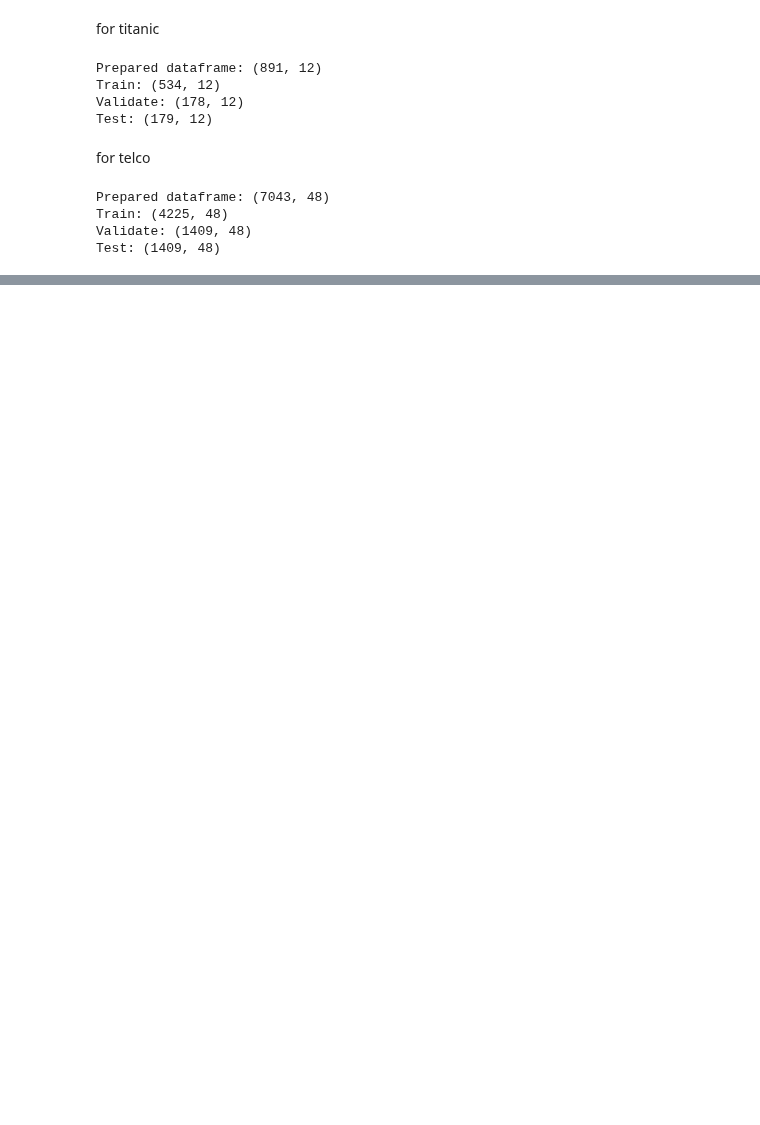
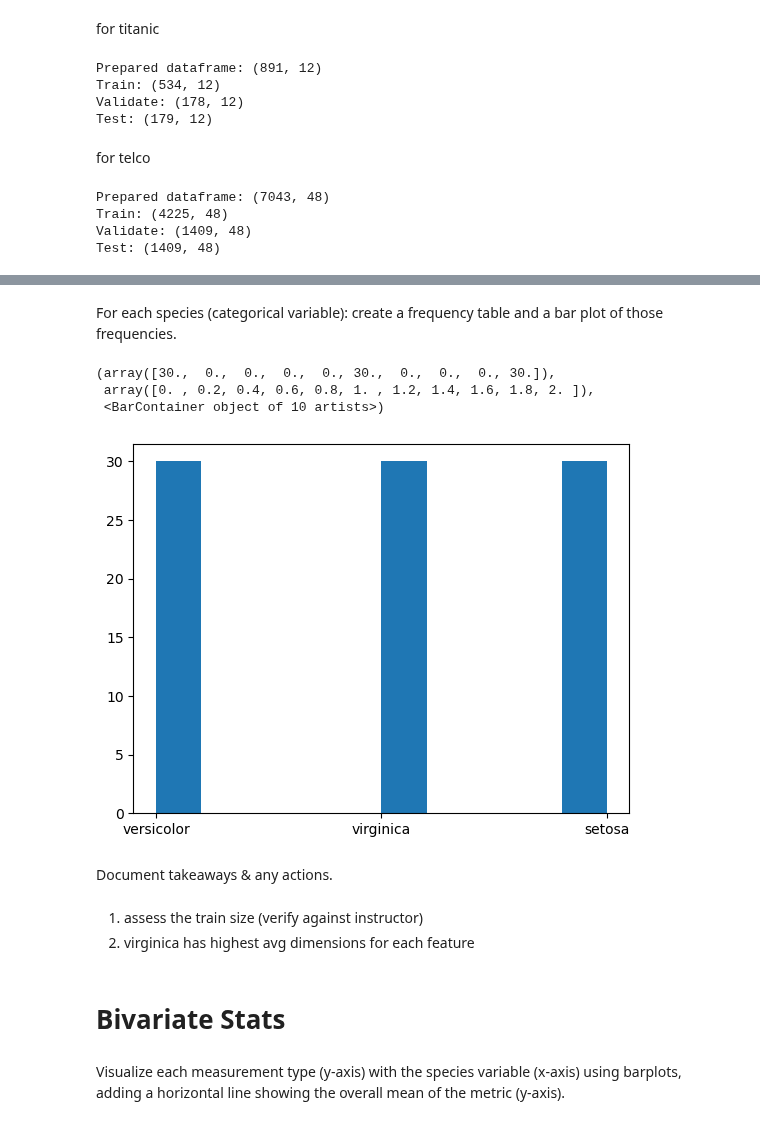
Before and after one commit to JAJCole/classification-exercises, a Jupyter notebook: classification_exercises.ipynb, the cells around one changed output, grey strips where cells are left out. Saved outputs shown, nothing was run; the diff lists cells and outputs as text; code cells hidden in the pictures; blank space fills up the shorter version.

```diff
--- a/classification_exercises.ipynb
+++ b/classification_exercises.ipynb
@@ -665,0 +783,18 @@ Test: (1409, 48)
+# %% [markdown]
+For each species (categorical variable): create a frequency table and a bar plot of those frequencies.
+# %%
+plt.hist(train_iris.species)
+# %% [output]
+(array([30.,  0.,  0.,  0.,  0., 30.,  0.,  0.,  0., 30.]),
+ array([0. , 0.2, 0.4, 0.6, 0.8, 1. , 1.2, 1.4, 1.6, 1.8, 2. ]),
+ <BarContainer object of 10 artists>)
+[figure, added]
+# %% [markdown]
+Document takeaways & any actions.
+# %% [markdown]
+1. assess the train size (verify against instructor)
+2. virginica has highest avg dimensions for each feature
+# %% [markdown]
+# Bivariate Stats
+# %% [markdown]
+Visualize each measurement type (y-axis) with the species variable (x-axis) using barplots, adding a horizontal line showing the overall mean of the metric (y-axis).
```
Also changed, not shown: parts of 30 cells of this notebook.
